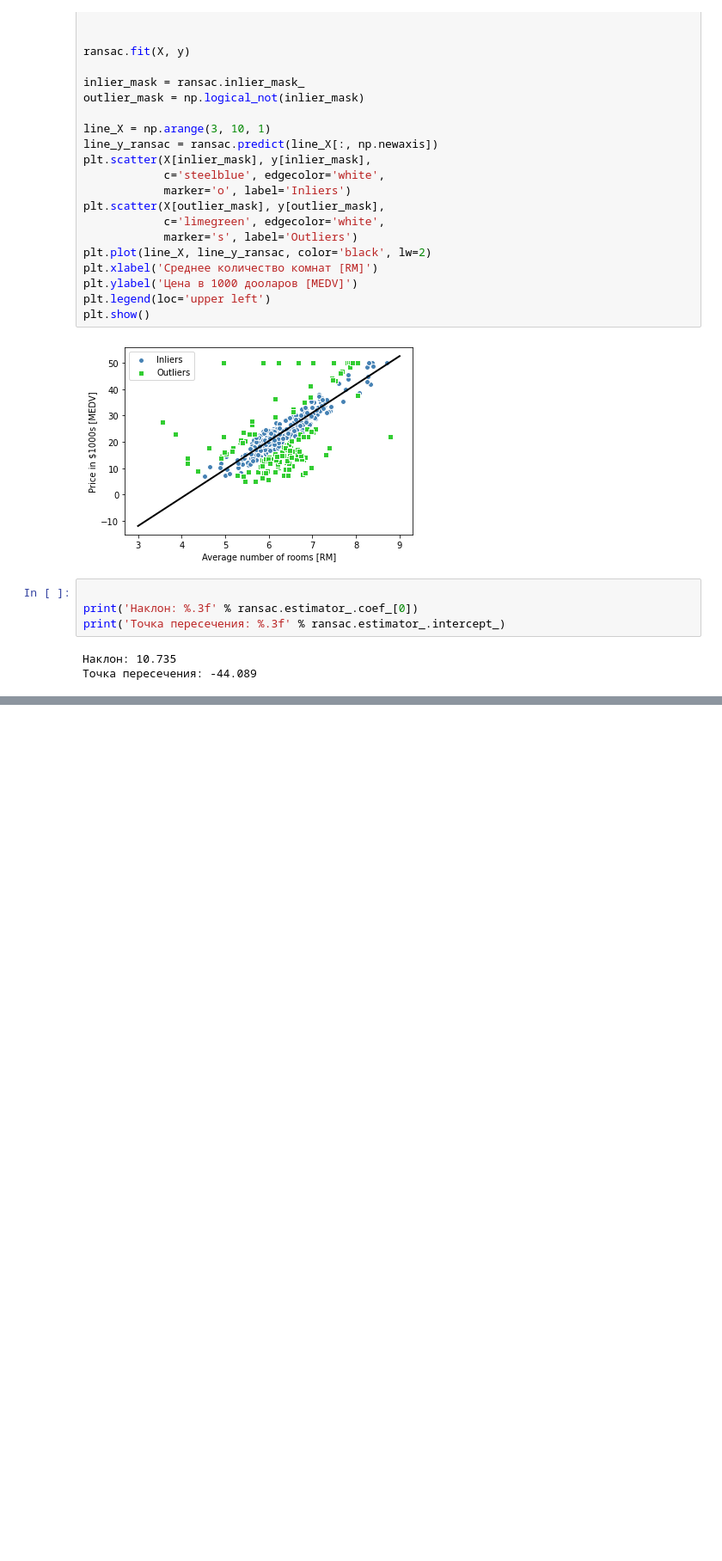
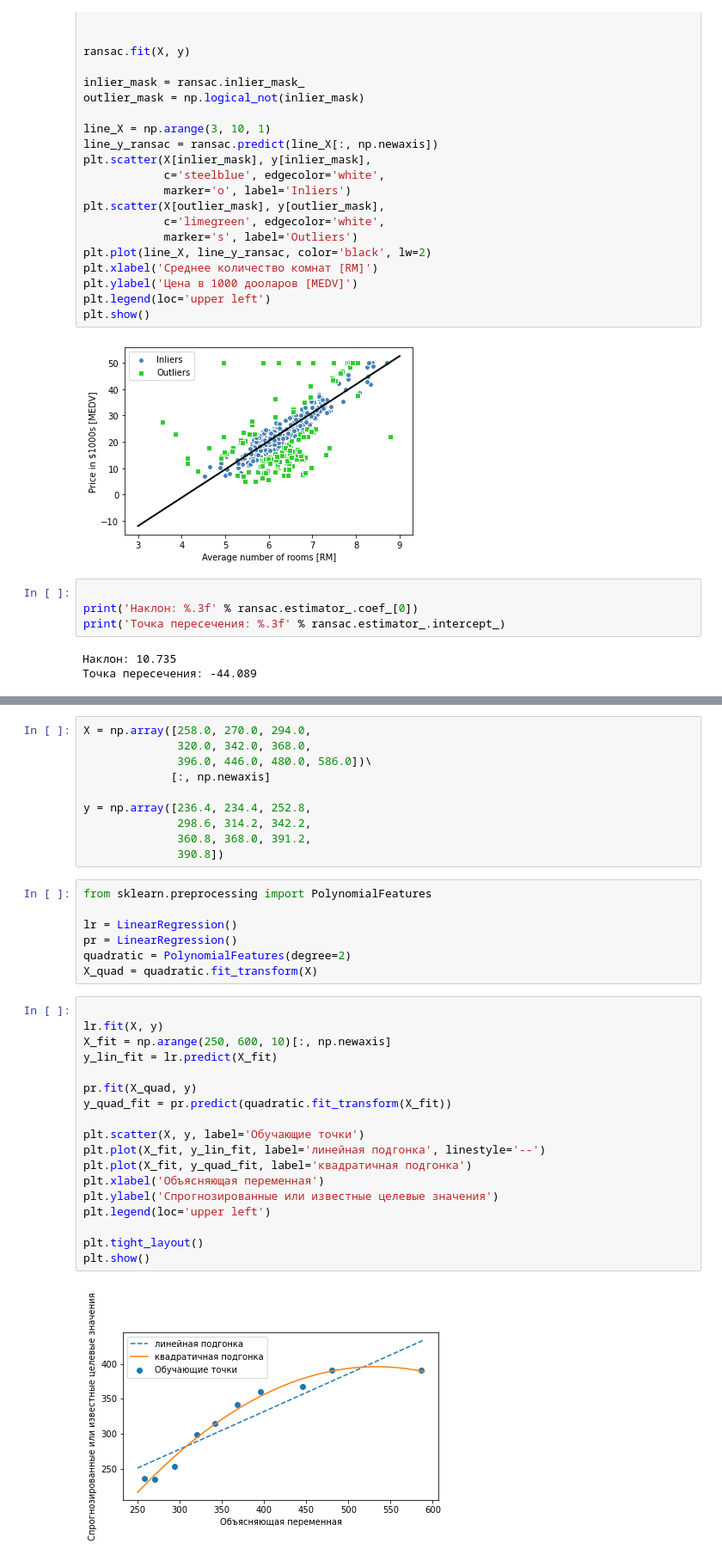
Before and after one commit to 1JigSaW/Book_Python_Machine_Learning, a Jupyter notebook: FORECASTING CONTINUOUS VALUES TARGET VARIABLES via REGRESSION ANALYSIS.ipynb, the cells around one changed output, grey strips where cells are left out. Shown at 86% size. Drawn from its saved outputs; the diff is of its cells as text; blank space fills up the shorter version.

```diff
--- a/FORECASTING CONTINUOUS VALUES TARGET VARIABLES via REGRESSION ANALYSIS.ipynb
+++ b/FORECASTING CONTINUOUS VALUES TARGET VARIABLES via REGRESSION ANALYSIS.ipynb
@@ -175,0 +260,37 @@ print('Точка пересечения: %.3f' % ransac.estimator_.intercept_)
+# %%
+X = np.array([258.0, 270.0, 294.0,
+              320.0, 342.0, 368.0,
+              396.0, 446.0, 480.0, 586.0])\
+             [:, np.newaxis]
+
+y = np.array([236.4, 234.4, 252.8,
+              298.6, 314.2, 342.2,
+              360.8, 368.0, 391.2,
+              390.8])
+# %%
+from sklearn.preprocessing import PolynomialFeatures
+
+lr = LinearRegression()
+pr = LinearRegression()
+quadratic = PolynomialFeatures(degree=2)
+X_quad = quadratic.fit_transform(X)
+# %%
+
+lr.fit(X, y)
+X_fit = np.arange(250, 600, 10)[:, np.newaxis]
+y_lin_fit = lr.predict(X_fit)
+
+pr.fit(X_quad, y)
+y_quad_fit = pr.predict(quadratic.fit_transform(X_fit))
+
+plt.scatter(X, y, label='Обучающие точки')
+plt.plot(X_fit, y_lin_fit, label='линейная подгонка', linestyle='--')
+plt.plot(X_fit, y_quad_fit, label='квадратичная подгонка')
+plt.xlabel('Объясняющая переменная')
+plt.ylabel('Спрогнозированные или известные целевые значения')
+plt.legend(loc='upper left')
+
+plt.tight_layout()
+plt.show()
+# %% [output]
+[figure, added]
```
Also changed, not shown: parts of 13 cells of this notebook.
